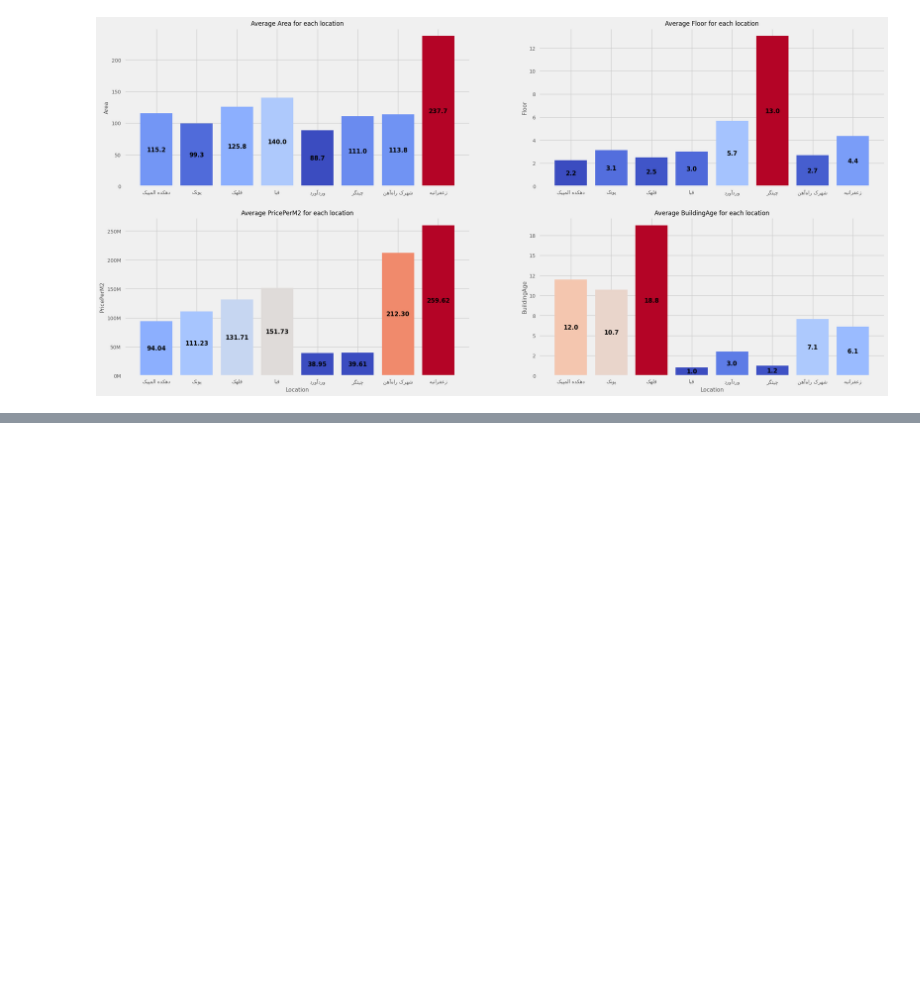
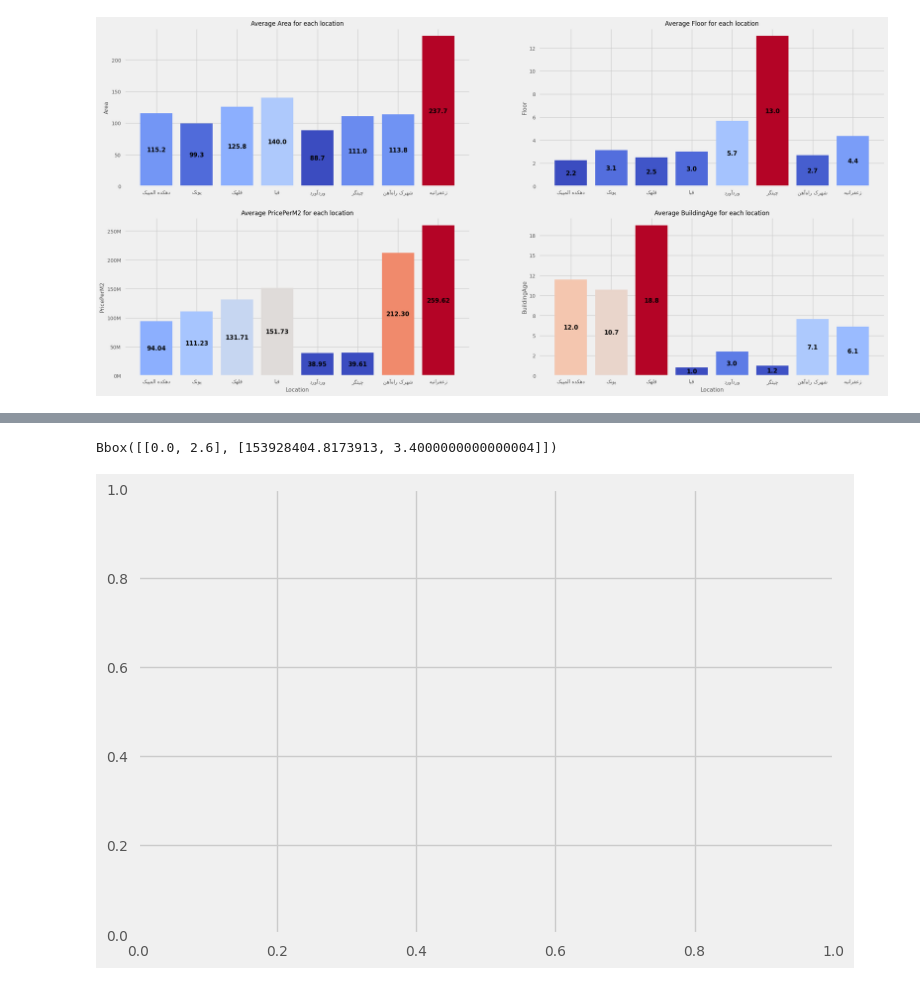
Before and after one commit to alavi-sam/house-analysis, a Jupyter notebook: analysis_notebook.ipynb, the cells around one changed output, grey strips where cells are left out. Saved outputs shown, nothing was run; the diff lists cells and outputs as text; code cells hidden in the pictures; blank space fills up the shorter version.

```diff
--- a/analysis_notebook.ipynb
+++ b/analysis_notebook.ipynb
@@ -166,0 +174,7 @@ ax.containers
+# %%
+ax = plt.gca()
+bars[3].get_bbox()
+  # bbox instance
+# %% [output]
+Bbox([[0.0, 2.6], [153928404.8173913, 3.4000000000000004]])
+[figure, added]
```
Also changed, not shown: parts of 4 cells of this notebook.
